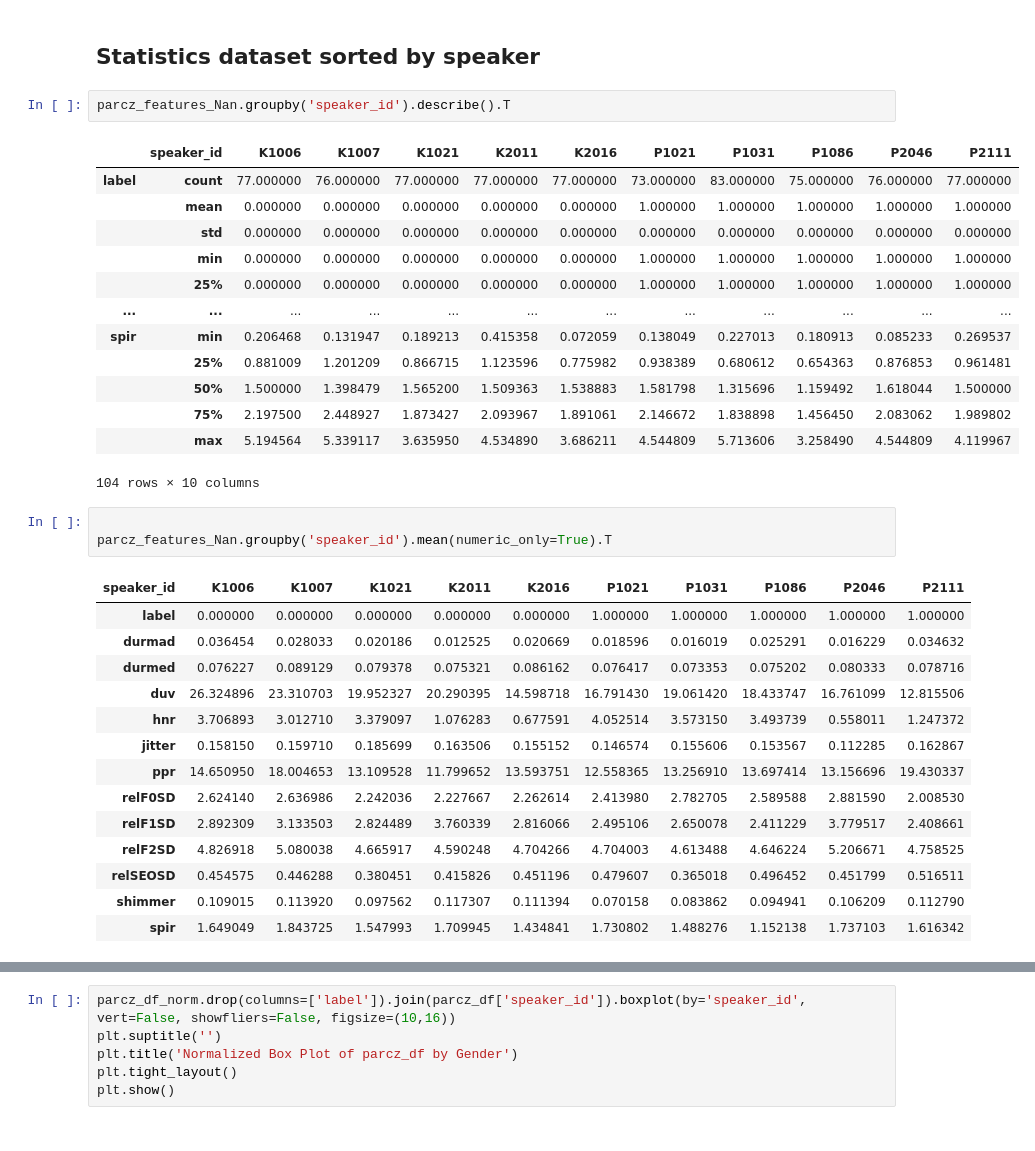
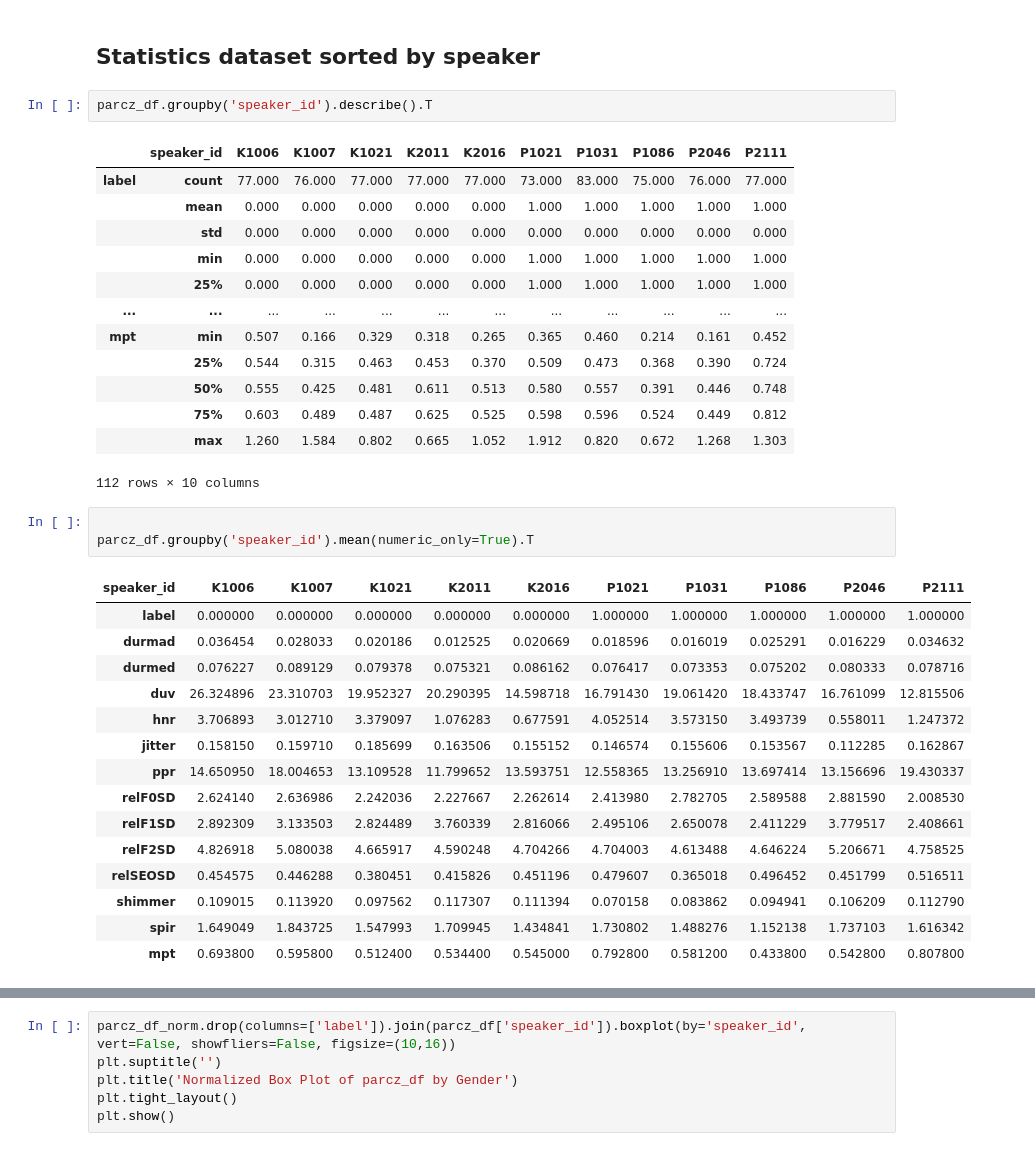
Before and after one commit to RichardLadislav/VuVoPy, a Jupyter notebook: example_scripts/statistic_eval_ntbk.ipynb, the cells around one changed output, grey strips where cells are left out. Cells and saved outputs as stored; diff of their text form.

```diff
--- a/example_scripts/statistic_eval_ntbk.ipynb
+++ b/example_scripts/statistic_eval_ntbk.ipynb
@@ -282,24 +284,24 @@ plt.show()
 # %% [markdown]
 ## Statistics dataset sorted by speaker
 # %%
-parcz_features_Nan.groupby('speaker_id').describe().T
+parcz_df.groupby('speaker_id').describe().T
 # %% [output]
 |  | speaker_id | K1006 | K1007 | K1021 | K2011 | K2016 | P1021 | P1031 | P1086 | P2046 | P2111 |
-| label | count | 77.000000 | 76.000000 | 77.000000 | 77.000000 | 77.000000 | 73.000000 | 83.000000 | 75.000000 | 76.000000 | 77.000000 |
-|  | mean | 0.000000 | 0.000000 | 0.000000 | 0.000000 | 0.000000 | 1.000000 | 1.000000 | 1.000000 | 1.000000 | 1.000000 |
-|  | std | 0.000000 | 0.000000 | 0.000000 | 0.000000 | 0.000000 | 0.000000 | 0.000000 | 0.000000 | 0.000000 | 0.000000 |
-|  | min | 0.000000 | 0.000000 | 0.000000 | 0.000000 | 0.000000 | 1.000000 | 1.000000 | 1.000000 | 1.000000 | 1.000000 |
-|  | 25% | 0.000000 | 0.000000 | 0.000000 | 0.000000 | 0.000000 | 1.000000 | 1.000000 | 1.000000 | 1.000000 | 1.000000 |
+| label | count | 77.000 | 76.000 | 77.000 | 77.000 | 77.000 | 73.000 | 83.000 | 75.000 | 76.000 | 77.000 |
+|  | mean | 0.000 | 0.000 | 0.000 | 0.000 | 0.000 | 1.000 | 1.000 | 1.000 | 1.000 | 1.000 |
+|  | std | 0.000 | 0.000 | 0.000 | 0.000 | 0.000 | 0.000 | 0.000 | 0.000 | 0.000 | 0.000 |
+|  | min | 0.000 | 0.000 | 0.000 | 0.000 | 0.000 | 1.000 | 1.000 | 1.000 | 1.000 | 1.000 |
+|  | 25% | 0.000 | 0.000 | 0.000 | 0.000 | 0.000 | 1.000 | 1.000 | 1.000 | 1.000 | 1.000 |
 | ... | ... | ... | ... | ... | ... | ... | ... | ... | ... | ... | ... |
-| spir | min | 0.206468 | 0.131947 | 0.189213 | 0.415358 | 0.072059 | 0.138049 | 0.227013 | 0.180913 | 0.085233 | 0.269537 |
-|  | 25% | 0.881009 | 1.201209 | 0.866715 | 1.123596 | 0.775982 | 0.938389 | 0.680612 | 0.654363 | 0.876853 | 0.961481 |
-|  | 50% | 1.500000 | 1.398479 | 1.565200 | 1.509363 | 1.538883 | 1.581798 | 1.315696 | 1.159492 | 1.618044 | 1.500000 |
-|  | 75% | 2.197500 | 2.448927 | 1.873427 | 2.093967 | 1.891061 | 2.146672 | 1.838898 | 1.456450 | 2.083062 | 1.989802 |
-|  | max | 5.194564 | 5.339117 | 3.635950 | 4.534890 | 3.686211 | 4.544809 | 5.713606 | 3.258490 | 4.544809 | 4.119967 |
+| mpt | min | 0.507 | 0.166 | 0.329 | 0.318 | 0.265 | 0.365 | 0.460 | 0.214 | 0.161 | 0.452 |
+|  | 25% | 0.544 | 0.315 | 0.463 | 0.453 | 0.370 | 0.509 | 0.473 | 0.368 | 0.390 | 0.724 |
+|  | 50% | 0.555 | 0.425 | 0.481 | 0.611 | 0.513 | 0.580 | 0.557 | 0.391 | 0.446 | 0.748 |
+|  | 75% | 0.603 | 0.489 | 0.487 | 0.625 | 0.525 | 0.598 | 0.596 | 0.524 | 0.449 | 0.812 |
+|  | max | 1.260 | 1.584 | 0.802 | 0.665 | 1.052 | 1.912 | 0.820 | 0.672 | 1.268 | 1.303 |
-104 rows × 10 columns
+112 rows × 10 columns
 # %%
 
-parcz_features_Nan.groupby('speaker_id').mean(numeric_only=True).T
+parcz_df.groupby('speaker_id').mean(numeric_only=True).T
 # %% [output]
 | speaker_id | K1006 | K1007 | K1021 | K2011 | K2016 | P1021 | P1031 | P1086 | P2046 | P2111 |
 | label | 0.000000 | 0.000000 | 0.000000 | 0.000000 | 0.000000 | 1.000000 | 1.000000 | 1.000000 | 1.000000 | 1.000000 |
@@ -315,5 +317,6 @@ parcz_features_Nan.groupby('speaker_id').mean(numeric_only=True).T
 | relSEOSD | 0.454575 | 0.446288 | 0.380451 | 0.415826 | 0.451196 | 0.479607 | 0.365018 | 0.496452 | 0.451799 | 0.516511 |
 | shimmer | 0.109015 | 0.113920 | 0.097562 | 0.117307 | 0.111394 | 0.070158 | 0.083862 | 0.094941 | 0.106209 | 0.112790 |
 | spir | 1.649049 | 1.843725 | 1.547993 | 1.709945 | 1.434841 | 1.730802 | 1.488276 | 1.152138 | 1.737103 | 1.616342 |
+| mpt | 0.693800 | 0.595800 | 0.512400 | 0.534400 | 0.545000 | 0.792800 | 0.581200 | 0.433800 | 0.542800 | 0.807800 |
 # %%
 
```
Also changed, not shown: parts of 4 cells of this notebook, 4 other files.
